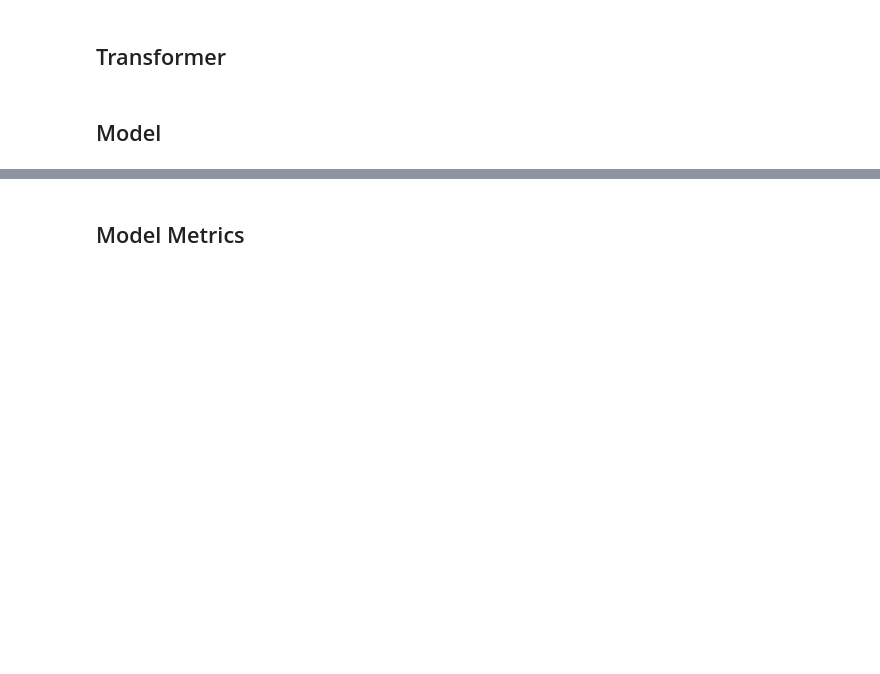
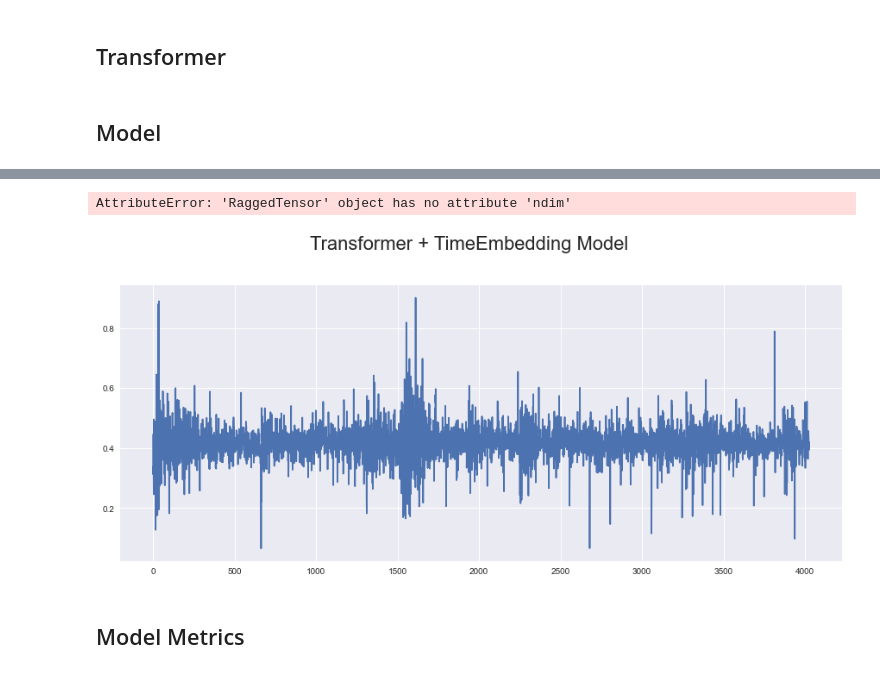
Before and after one commit to Neural-Matrix-LLC/Stock-and-ETF-Prediction_Paper, a Jupyter notebook: transformer_stock_pred.ipynb, the cells around one changed output, grey strips where cells are left out. Saved outputs shown, nothing was run; the diff lists cells and outputs as text; code cells hidden in the pictures; blank space fills up the shorter version.

```diff
--- a/transformer_stock_pred.ipynb
+++ b/transformer_stock_pred.ipynb
@@ -468,27 +468,28 @@ st.set_y(0.92)
 
 #Plot training data results
 ax11 = fig.add_subplot(311)
-ax11.plot(train_data[:, 3], label='IBM Closing Returns')
-ax11.plot(np.arange(seq_len, train_pred.shape[0]+seq_len), train_pred, linewidth=3, label='Predicted IBM Closing Returns')
+ax11.plot(train_data[:, 3], label=f'{TICKER} Closing Returns')
+ax11.plot(np.arange(seq_len, train_pred.shape[0]+seq_len), train_pred, linewidth=3, label=f'Predicted {TICKER} Closing Returns')
 ax11.set_title("Training Data", fontsize=18)
 ax11.set_xlabel('Date')
-ax11.set_ylabel('IBM Closing Returns')
+ax11.set_ylabel(f'{TICKER} Closing Returns')
 ax11.legend(loc="best", fontsize=12)
 
 #Plot validation data results
 ax21 = fig.add_subplot(312)
 ax21.plot(val_data[:, 3], label='IBM Closing Returns')
-ax21.plot(np.arange(seq_len, val_pred.shape[0]+seq_len), val_pred, linewidth=3, label='Predicted IBM Closing Returns')
+ax21.plot(np.arange(seq_len, val_pred.shape[0]+seq_len), val_pred, linewidth=3, label=f'Predicted {TICKER} Closing Returns')
 ax21.set_title("Validation Data", fontsize=18)
 ax21.set_xlabel('Date')
-ax21.set_ylabel('IBM Closing Returns')
+ax21.set_ylabel(f'{TICKER} Closing Returns')
 ax21.legend(loc="best", fontsize=12)
 
 #Plot test data results
 ax31 = fig.add_subplot(313)
 ax31.plot(test_data[:, 3], label='IBM Closing Returns')
-ax31.plot(np.arange(seq_len, test_pred.shape[0]+seq_len), test_pred, linewidth=3, label='Predicted IBM Closing Returns')
+ax31.plot(np.arange(seq_len, test_pred.shape[0]+seq_len), test_pred, linewidth=3, label=f'Predicted {TICKER} Closing Returns')
 ax31.set_title("Test Data", fontsize=18)
 ax31.set_xlabel('Date')
-ax31.set_ylabel('IBM Closing Returns')
+ax31.set_ylabel(f'{TICKER} Closing Returns')
 ax31.legend(loc="best", fontsize=12)
+# %% [output]
@@ -495,3 +504,5 @@ ax31.legend(loc="best", fontsize=12)
+AttributeError: 'RaggedTensor' object has no attribute 'ndim'
+[figure, added]
 # %% [markdown]
 ## Model Metrics
 # %%
```
Also changed, not shown: parts of 2 cells of this notebook.
